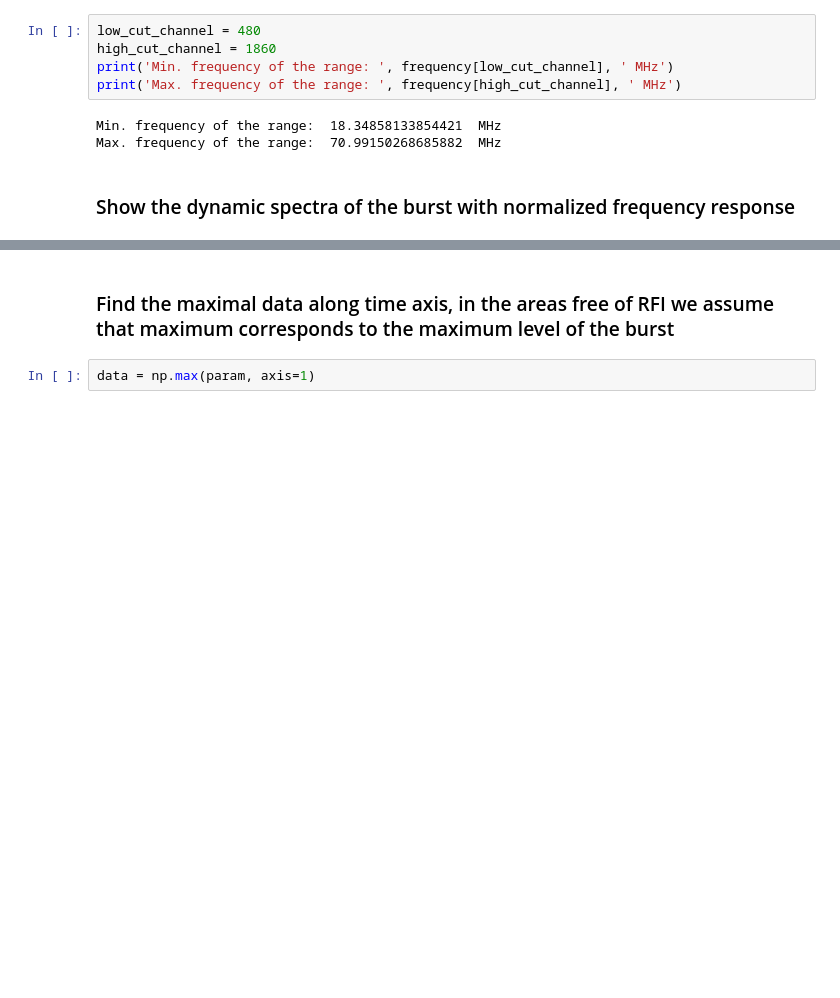
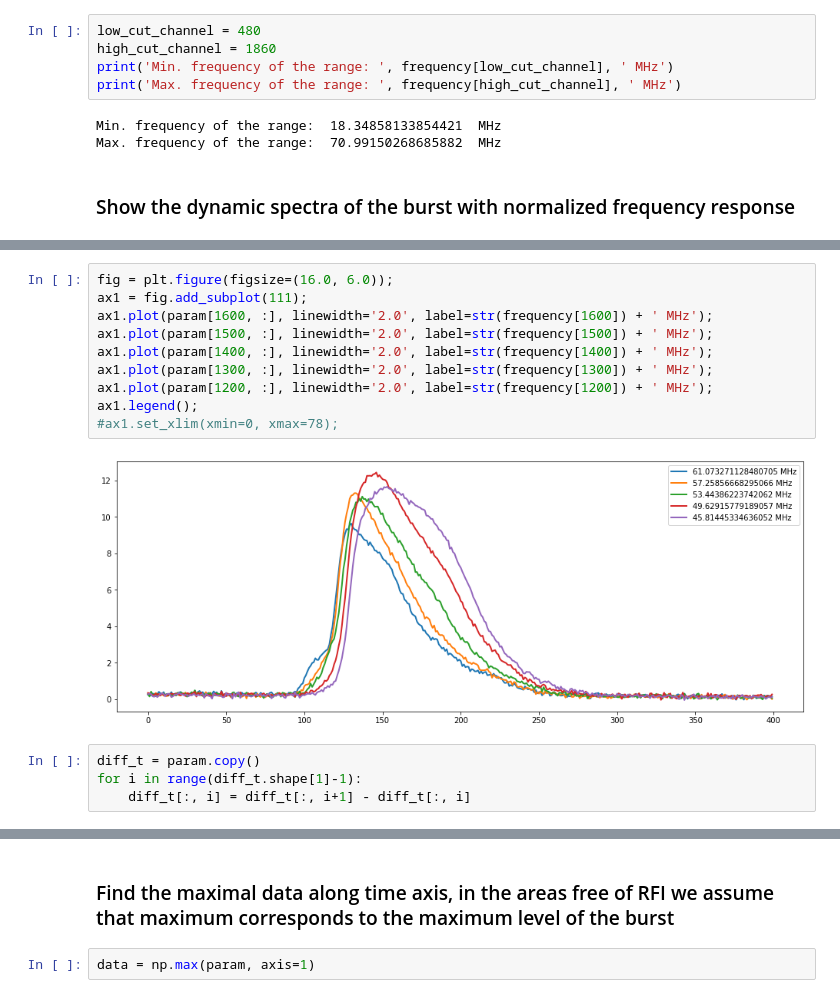
Before and after one commit to serge-yerin/jupyter-radio-astronomy, a Jupyter notebook: Sun_burst_GURT_2020.06.04.ipynb, the cells around one changed output, grey strips where cells are left out. Saved outputs shown, nothing was run; the diff lists cells and outputs as text; blank space fills up the shorter version.

```diff
--- a/Sun_burst_GURT_2020.06.04.ipynb
+++ b/Sun_burst_GURT_2020.06.04.ipynb
@@ -66,0 +67,16 @@ im1 = ax1.imshow(np.flipud(param), aspect='auto', vmin=v_min, vmax=v_max, cmap='
+# %%
+fig = plt.figure(figsize=(16.0, 6.0));
+ax1 = fig.add_subplot(111);
+ax1.plot(param[1600, :], linewidth='2.0', label=str(frequency[1600]) + ' MHz');
+ax1.plot(param[1500, :], linewidth='2.0', label=str(frequency[1500]) + ' MHz');
+ax1.plot(param[1400, :], linewidth='2.0', label=str(frequency[1400]) + ' MHz');
+ax1.plot(param[1300, :], linewidth='2.0', label=str(frequency[1300]) + ' MHz');
+ax1.plot(param[1200, :], linewidth='2.0', label=str(frequency[1200]) + ' MHz');
+ax1.legend();
+#ax1.set_xlim(xmin=0, xmax=78);
+# %% [output]
+[figure, added]
+# %%
+diff_t = param.copy()
+for i in range(diff_t.shape[1]-1):
+    diff_t[:, i] = diff_t[:, i+1] - diff_t[:, i]
```
Also changed, not shown: parts of 4 cells of this notebook.
